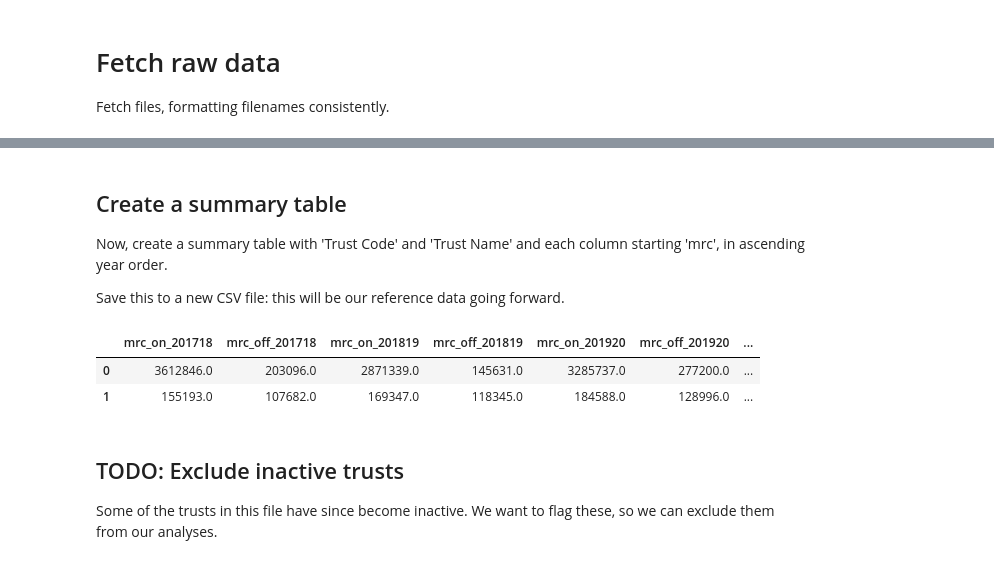
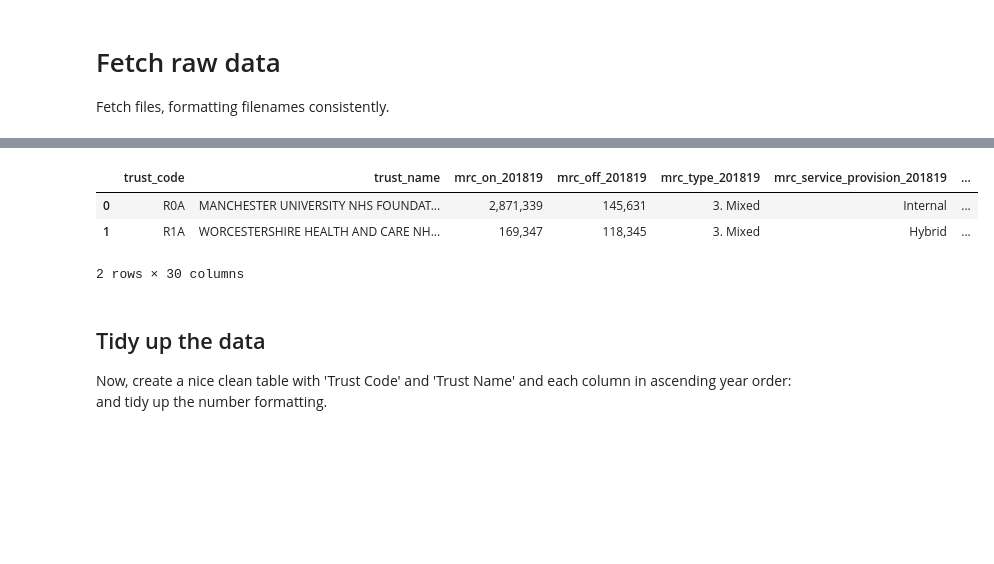
Before and after one commit to regulate-tech/nhstech, a Jupyter notebook: subject-mrc/1_obtain_eric_data.ipynb, the cells around one changed output, grey strips where cells are left out. Saved outputs shown, nothing was run; the diff lists cells and outputs as text; code cells hidden in the pictures; blank space fills up the shorter version.

Commit message:
Add clean updated analysis

```diff
--- a/subject-mrc/1_obtain_eric_data.ipynb
+++ b/subject-mrc/1_obtain_eric_data.ipynb
@@ -28,10 +23,9 @@ import requests
 First, fetch all the CSV files from the [published ERIC collection](https://digital.nhs.uk/data-and-information/publications/statistical/estates-returns-information-collection) and store them in a local directory. As there are relatively few of these, we just store the links manually.
 # %%
 DATA_URLS = [
-    # NB: The 2023/24 data here is provisional - update the top 3 links here when the final data is published.
-    'https://files.digital.nhs.uk/8B/75875E/ERIC%20-%202023_24%20-%20Trust%20data%20-%20Provisional.csv',
-    'https://files.digital.nhs.uk/AF/AC55EB/ERIC%20-%202023_24%20-%20Site%20data%20-%20Provisional.csv',
-    'https://files.digital.nhs.uk/5D/147420/ERIC%20-%202023_24%20-%20PFI%20data%20-%20Provisional.csv',
+    'https://files.digital.nhs.uk/AF/F737A9/ERIC%20-%202023_24%20-%20Trust%20data.csv',
+    'https://files.digital.nhs.uk/C7/C7C191/ERIC%20-%202023_24%20-%20Site%20data.csv',
+    'https://files.digital.nhs.uk/FF/4DC8D8/ERIC%20-%202023_24%20-%20PFI%20data.csv',
     'https://files.digital.nhs.uk/FB/BE3AC8/ERIC%20-%20202223%20-%20Trust%20data.csv',
     'https://files.digital.nhs.uk/41/5787C9/ERIC%20-%202022_23%20-%20Site%20data.csv',
     'https://files.digital.nhs.uk/42/D5A005/ERIC%20-%202022_23%20-%20PFI%20data.csv',
@@ -56,7 +50,7 @@ DATA_URLS = [
 
 Fetch files, formatting filenames consistently.
 # %%
-os.makedirs("csv_files", exist_ok=True)
+DATA_DIR = "./data/source/eric/"
 for url in DATA_URLS:
     try:
         response = requests.get(url)
@@ -67,7 +61,7 @@ for url in DATA_URLS:
         if "_" in filename:
             parts = filename.split("_")
             filename = parts[0] + parts[1]
-        with open(os.path.join("csv_files", filename), 'wb') as f:
+        with open(os.path.join(DATA_DIR, filename), 'wb') as f:
             f.write(response.content)
     except Exception as e:
         print(f"Failed to download {url}: {e}")
@@ -76,7 +70,7 @@ Make everything UTF-8, to avoid confusing pandas later.
 # %%
-csv_files = [f for f in os.listdir('csv_files') if f.endswith('.csv')]
+csv_files = [f for f in os.listdir(DATA_DIR) if f.endswith('.csv')]
 for filename in csv_files:
-  filepath = os.path.join('csv_files', filename)
+  filepath = os.path.join(DATA_DIR, filename)
   with open(filepath, 'rb') as f:
     rawdata = f.read()
   result = chardet.detect(rawdata)
@@ -189,29 +134,29 @@ trust_df.head()
+# %%
+# Now transform the dict into a dataframe.
+trust_df = pd.DataFrame.from_dict(trust_data_dict, orient='index')
+trust_df = trust_df.reset_index()
+
+# And clean up the column names.
+trust_df = trust_df.rename(columns={'level_0': 'trust_code', 'level_1': 'trust_name'})
+replacements = {
+    r'Medical Records cost - Onsite \(£\)_(\d{6})': r'mrc_on_\1',
+    r'Medical Records cost - Offsite \(£\)_(\d{6})': r'mrc_off_\1',
+    r'Medical Records volume - Onsite \(records\)_(\d{6})': r'mrv_on_\1',
+    r'Medical Records volume - Offsite \(records\)_(\d{6})': r'mrv_off_\1',
+    # TODO - investigate what these columns are and whether they are useful, and
+    # handle them in the rest of our processing.
+    r'Type of Medical Records \(Select\)_(\d{6})': r'mrc_type_\1',
+    r'Medical Records service provision \(Select\)_(\d{6})': r'mrc_service_provision_\1'
+}
+for old, new in replacements.items():
+    trust_df.columns = trust_df.columns.str.replace(old, new, regex=True)
+trust_df.head(2)
+# %% [output]
+|  | trust_code | trust_name | mrc_on_201819 | mrc_off_201819 | mrc_type_201819 | mrc_service_provision_201819 | ... |
+| 0 | R0A | MANCHESTER UNIVERSITY NHS FOUNDAT... | 2,871,339 | 145,631 | 3. Mixed | Internal | ... |
+| 1 | R1A | WORCESTERSHIRE HEALTH AND CARE NH... | 169,347 | 118,345 | 3. Mixed | Hybrid | ... |
+2 rows × 30 columns
 # %% [markdown]
-## Create a summary table
+## Tidy up the data
 
-Now, create a summary table with 'Trust Code' and 'Trust Name' and each column starting 'mrc', in ascending year order.
-
-Save this to a new CSV file: this will be our reference data going forward.
+Now, create a nice clean table with 'Trust Code' and 'Trust Name' and each column in ascending year order: and tidy up the number formatting.
-# %%
-# Select the desired columns, and create a new dataframe, sorted by year.
-selected_columns = ['trust_code', 'trust_name'] + [col for col in trust_df.columns if col.startswith('mrc')]
-filtered_df = trust_df[selected_columns]
-filtered_df = filtered_df.reindex(sorted(filtered_df.columns, key=lambda x: x.split('_')[-1] if '_' in x else x), axis=1)
-
-# Replace null values with 0; remove commas from the number columns, and convert to numbers.
-number_columns = [col for col in filtered_df.columns if col not in ['trust_code', 'trust_name']]
-number_columns.sort()
-filtered_df[number_columns] = filtered_df[number_columns].apply(lambda x: x.str.replace(',', ''))
-filtered_df[number_columns] = filtered_df[number_columns].apply(pd.to_numeric, errors='coerce')
-filtered_df.fillna(0, inplace=True)
-
-filtered_df.to_csv('trust_mrc_sorted_formatted.csv', index=False)
-filtered_df.head(2)
-# %% [output]
-|  | mrc_on_201718 | mrc_off_201718 | mrc_on_201819 | mrc_off_201819 | mrc_on_201920 | mrc_off_201920 | ... |
-| 0 | 3612846.0 | 203096.0 | 2871339.0 | 145631.0 | 3285737.0 | 277200.0 | ... |
-| 1 | 155193.0 | 107682.0 | 169347.0 | 118345.0 | 184588.0 | 128996.0 | ... |
-# %% [markdown]
-## TODO: Exclude inactive trusts
-
-Some of the trusts in this file have since become inactive. We want to flag these, so we can exclude them from our analyses.
```
Also changed, not shown: parts of 20 cells of this notebook, 20 other files.
